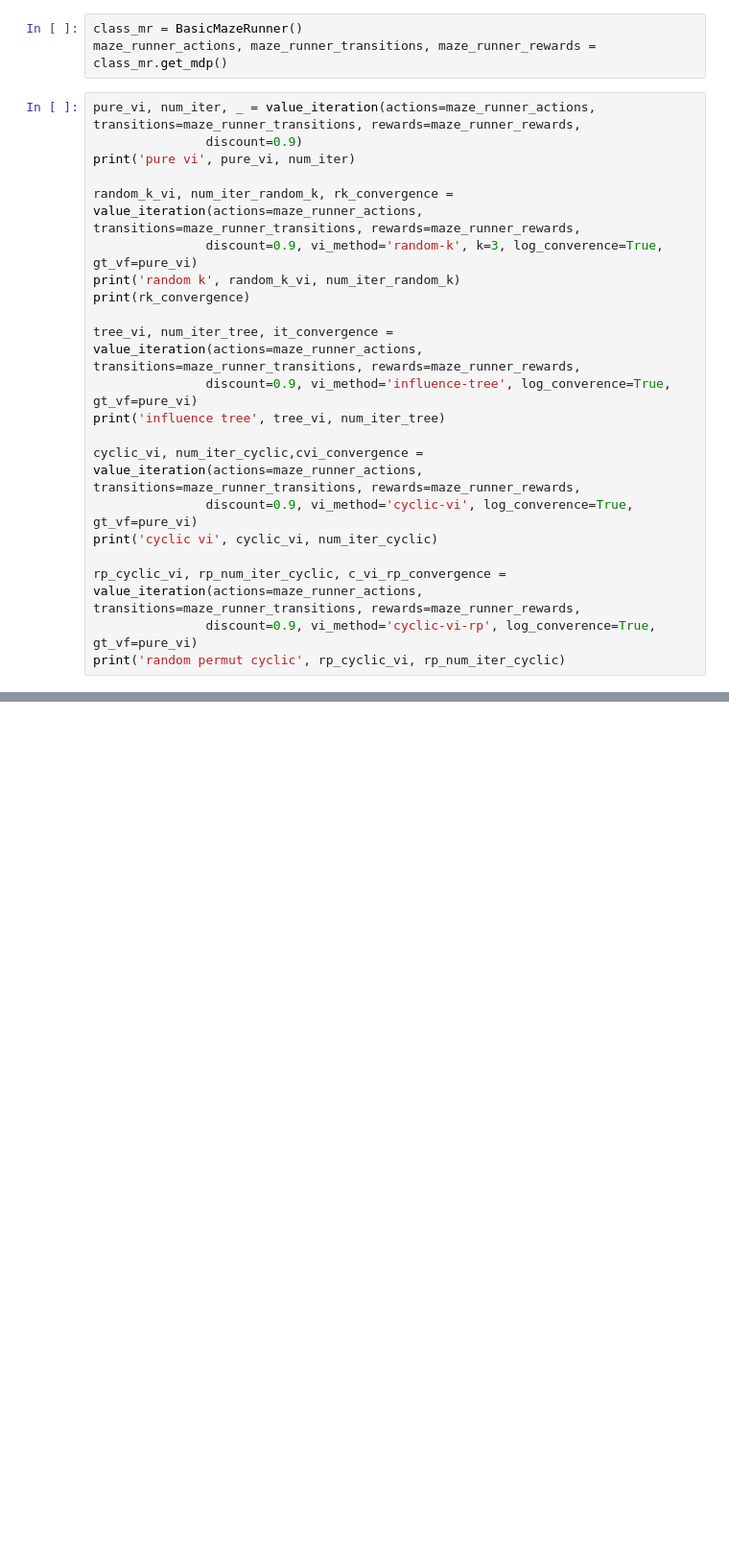
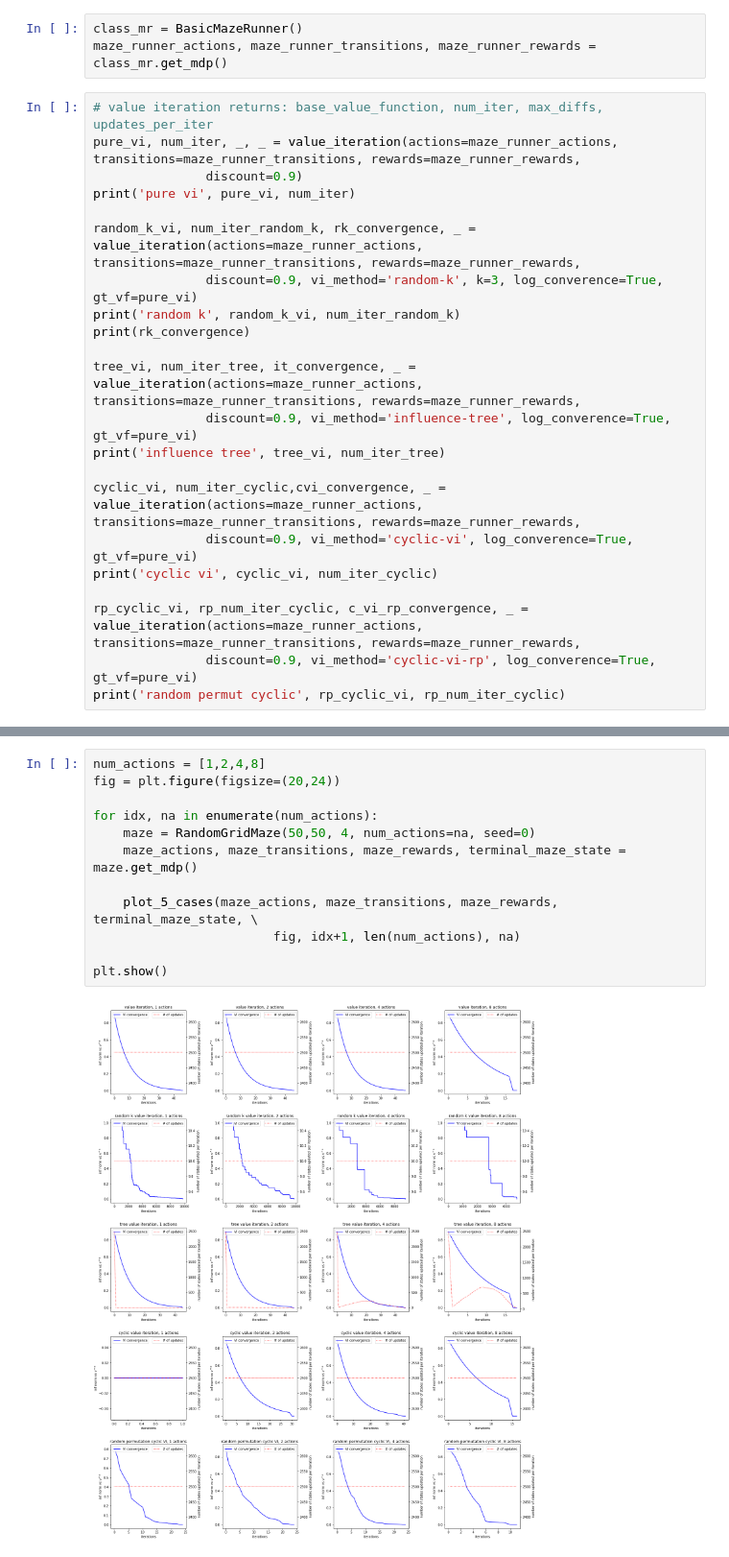
Before and after one commit to sven-lerner/cme_307_project, a Jupyter notebook: vi.ipynb, the cells around one changed output, grey strips where cells are left out. Shown at 96% size. Drawn from its saved outputs; the diff is of its cells as text; blank space fills up the shorter version.

Commit message:
added action spaces of size 1,2,8; new plots in notebook

```diff
--- a/vi.ipynb
+++ b/vi.ipynb
@@ -13,24 +15,25 @@ from src.value_iteration.core import get_greedy_policy
 class_mr = BasicMazeRunner()
 maze_runner_actions, maze_runner_transitions, maze_runner_rewards = class_mr.get_mdp()
 # %%
-pure_vi, num_iter, _ = value_iteration(actions=maze_runner_actions, transitions=maze_runner_transitions, rewards=maze_runner_rewards,
+# value iteration returns: base_value_function, num_iter, max_diffs, updates_per_iter
+pure_vi, num_iter, _, _ = value_iteration(actions=maze_runner_actions, transitions=maze_runner_transitions, rewards=maze_runner_rewards,
                discount=0.9)
 print('pure vi', pure_vi, num_iter)
 
-random_k_vi, num_iter_random_k, rk_convergence = value_iteration(actions=maze_runner_actions, transitions=maze_runner_transitions, rewards=maze_runner_rewards,
+random_k_vi, num_iter_random_k, rk_convergence, _ = value_iteration(actions=maze_runner_actions, transitions=maze_runner_transitions, rewards=maze_runner_rewards,
                discount=0.9, vi_method='random-k', k=3, log_converence=True, gt_vf=pure_vi)
 print('random k', random_k_vi, num_iter_random_k)
 print(rk_convergence)
 
-tree_vi, num_iter_tree, it_convergence = value_iteration(actions=maze_runner_actions, transitions=maze_runner_transitions, rewards=maze_runner_rewards,
+tree_vi, num_iter_tree, it_convergence, _ = value_iteration(actions=maze_runner_actions, transitions=maze_runner_transitions, rewards=maze_runner_rewards,
                discount=0.9, vi_method='influence-tree', log_converence=True, gt_vf=pure_vi)
 print('influence tree', tree_vi, num_iter_tree)
 
-cyclic_vi, num_iter_cyclic,cvi_convergence = value_iteration(actions=maze_runner_actions, transitions=maze_runner_transitions, rewards=maze_runner_rewards,
+cyclic_vi, num_iter_cyclic,cvi_convergence, _ = value_iteration(actions=maze_runner_actions, transitions=maze_runner_transitions, rewards=maze_runner_rewards,
                discount=0.9, vi_method='cyclic-vi', log_converence=True, gt_vf=pure_vi)
 print('cyclic vi', cyclic_vi, num_iter_cyclic)
 
-rp_cyclic_vi, rp_num_iter_cyclic, c_vi_rp_convergence = value_iteration(actions=maze_runner_actions, transitions=maze_runner_transitions, rewards=maze_runner_rewards,
+rp_cyclic_vi, rp_num_iter_cyclic, c_vi_rp_convergence, _ = value_iteration(actions=maze_runner_actions, transitions=maze_runner_transitions, rewards=maze_runner_rewards,
                discount=0.9, vi_method='cyclic-vi-rp', log_converence=True, gt_vf=pure_vi)
 print('random permut cyclic', rp_cyclic_vi, rp_num_iter_cyclic)
 # %% [output]
@@ -42,0 +150,14 @@ random permut cyclic {0: 0.0, 1: 0.0, 2: 0.0, 3: 0.0, 4: 1.0, 5: 0.0} 2
+# %%
+num_actions = [1,2,4,8]
+fig = plt.figure(figsize=(20,24))
+
+for idx, na in enumerate(num_actions):
+    maze = RandomGridMaze(50,50, 4, num_actions=na, seed=0)
+    maze_actions, maze_transitions, maze_rewards, terminal_maze_state = maze.get_mdp()
+
+    plot_5_cases(maze_actions, maze_transitions, maze_rewards, terminal_maze_state, \
+                        fig, idx+1, len(num_actions), na)
+
+plt.show()
+# %% [output]
+[figure, added]
```
Also changed, not shown: parts of 11 cells of this notebook, 1 other file.
